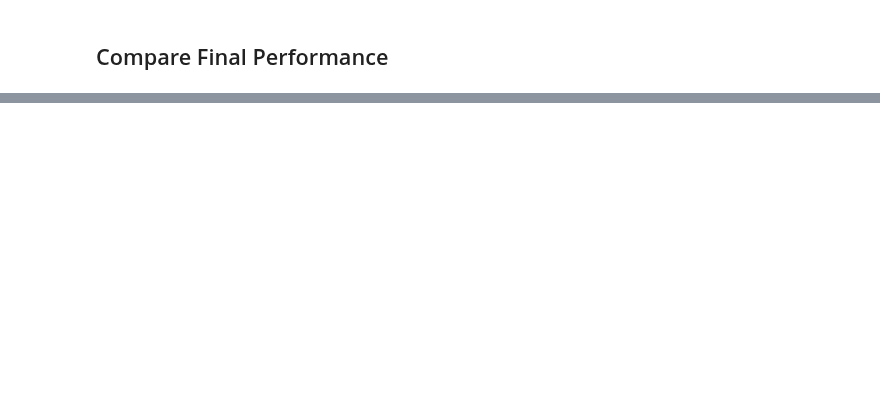
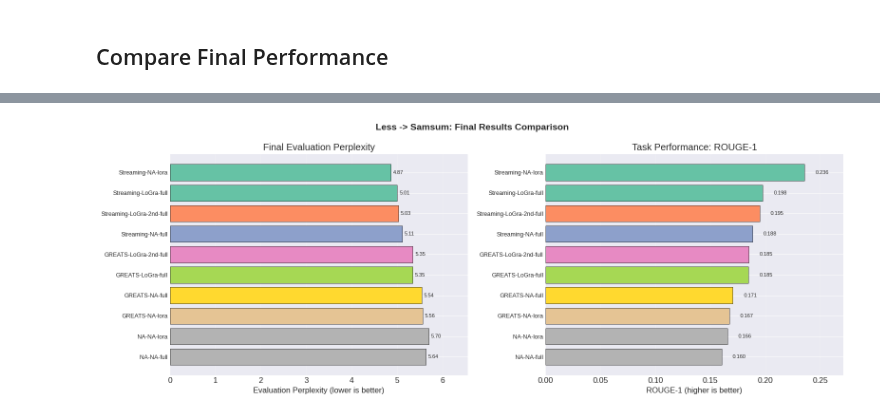
Before and after one commit to TRAIS-Lab/Dr.Post-Training, a Jupyter notebook: SFT/result.ipynb, the cells around one changed output, grey strips where cells are left out. Saved outputs shown, nothing was run; the diff lists cells and outputs as text; code cells hidden in the pictures; blank space fills up the shorter version.

```diff
--- a/SFT/result.ipynb
+++ b/SFT/result.ipynb
@@ -60,6 +61,6 @@ Directory format: `{train}_{task}-{selection}-{compression}-{model}-{training_ty
 # %%
 model = 'llama3-1b'
-train_dataset = 'tulu3'  # Options: alpaca, less, wizardlm, tulu3
+train_dataset ='less'  # Options: alpaca, less, wizardlm, tulu3
 task = 'samsum'          # Options: tydiqa, samsum
 subject = None           # Only needed for mmlu/bbh tasks (e.g., 'sociology', 'abstract_algebra')
 out_dir = "/scratch/pbb/Project/Gradient-Streaming/SFT"
@@ -68,11 +69,11 @@ out_dir = "/scratch/pbb/Project/Gradient-Streaming/SFT"
 # See SFT/README.md for recommended parameters per dataset
 default_config = {
     'batch_size': 8,
-    'percentage': 0.02,   # tulu3: 0.02, alpaca: 0.9, less: 0.1, wizardlm: 0.2
+    'percentage': 0.05,   # alpaca: 0.4, less: 0.05, wizardlm: 0.1, tulu3: 0.01
     'n_val': 8,
     'lr_full': '5e-06',   # Learning rate for full fine-tuning
     'lr_lora': '1e-04',   # Learning rate for LoRA fine-tuning
-    'seed': 42,
+    'seed': 2,
 }
 
 # ============================================
@@ -646,0 +568,78 @@ This is expected if evaluations haven't been run yet.
+# %%
+# Aggregated visualization: Perplexity + Task Metrics
+# Shows final evaluation perplexity and primary task metric side by side
+
+if task_results and task in TASK_METRICS:
+    config = TASK_METRICS[task]
+    primary_metric = config['primary_metric']
+    primary_name = config['display_names'][0]
+
+    # Collect data for methods that have both perplexity and task results
+    methods_with_both = [m for m in results.keys() if m in task_results]
+
+    if methods_with_both:
+        # Sort by primary task metric (descending)
+        methods_sorted = sorted(
+            methods_with_both,
+            key=lambda m: task_results[m].get(primary_metric, 0) or 0,
+            reverse=True
+        )
+
+        # Extract values
+        eval_perps = [results[m]['eval_perplexity'][-1] for m in methods_sorted]
+        task_scores = [task_results[m].get(primary_metric, 0) or 0 for m in methods_sorted]
+
+        # Create figure with two subplots
+        fig, axes = plt.subplots(1, 2, figsize=(16, 6))
+        fig.suptitle(f"{train_name} -> {task_name}: Final Results Comparison", fontsize=14, fontweight='bold')
+
+        colors = plt.cm.Set2(np.linspace(0, 1, len(methods_sorted)))
+        y_pos = np.arange(len(methods_sorted))
+
+        # Left: Evaluation Perplexity (lower is better)
+        ax = axes[0]
+        bars = ax.barh(y_pos, eval_perps, color=colors, edgecolor='black', linewidth=0.5)
+        ax.set_yticks(y_pos)
+        ax.set_yticklabels(methods_sorted, fontsize=9)
+        ax.set_xlabel('Evaluation Perplexity (lower is better)')
+        ax.set_title('Final Evaluation Perplexity')
+        ax.invert_yaxis()  # Best (lowest) at top
+
+        # Add value labels
+        for i, (bar, val) in enumerate(zip(bars, eval_perps)):
+            ax.text(val + 0.05, bar.get_y() + bar.get_height()/2,
+                   f'{val:.2f}', va='center', fontsize=8)
+
+        ax.set_xlim(0, max(eval_perps) * 1.15)
+        ax.grid(True, alpha=0.3, axis='x')
+
+        # Right: Task-Specific Metric (higher is better)
+        ax = axes[1]
+        bars = ax.barh(y_pos, task_scores, color=colors, edgecolor='black', linewidth=0.5)
+        ax.set_yticks(y_pos)
+        ax.set_yticklabels(methods_sorted, fontsize=9)
+        ax.set_xlabel(f'{primary_name} (higher is better)')
+        ax.set_title(f'Task Performance: {primary_name}')
+        ax.invert_yaxis()  # Keep consistent ordering
+
+        # Add value labels
+        for i, (bar, val) in enumerate(zip(bars, task_scores)):
+            label = f'{val:.3f}' if val < 1 else f'{val:.1f}%'
+            ax.text(val + 0.01, bar.get_y() + bar.get_height()/2,
+                   label, va='center', fontsize=8)
+
+        ax.set_xlim(0, max(task_scores) * 1.15 if max(task_scores) > 0 else 1)
+        ax.grid(True, alpha=0.3, axis='x')
+
+        plt.tight_layout()
+        plt.show()
+
+        # Print summary statistics
+        print(f"\nBest method by {primary_name}: {methods_sorted[0]} ({task_scores[0]:.4f})")
+        print(f"Best method by Eval Perplexity: {min(methods_with_both, key=lambda m: results[m]['eval_perplexity'][-1])}")
+    else:
+        print("No methods have both perplexity and task-specific results.")
+else:
+    print("Task-specific results not available for visualization.")
+# %% [output]
+[figure, added]
```
Also changed, not shown: parts of 13 cells of this notebook, 22 other files.
